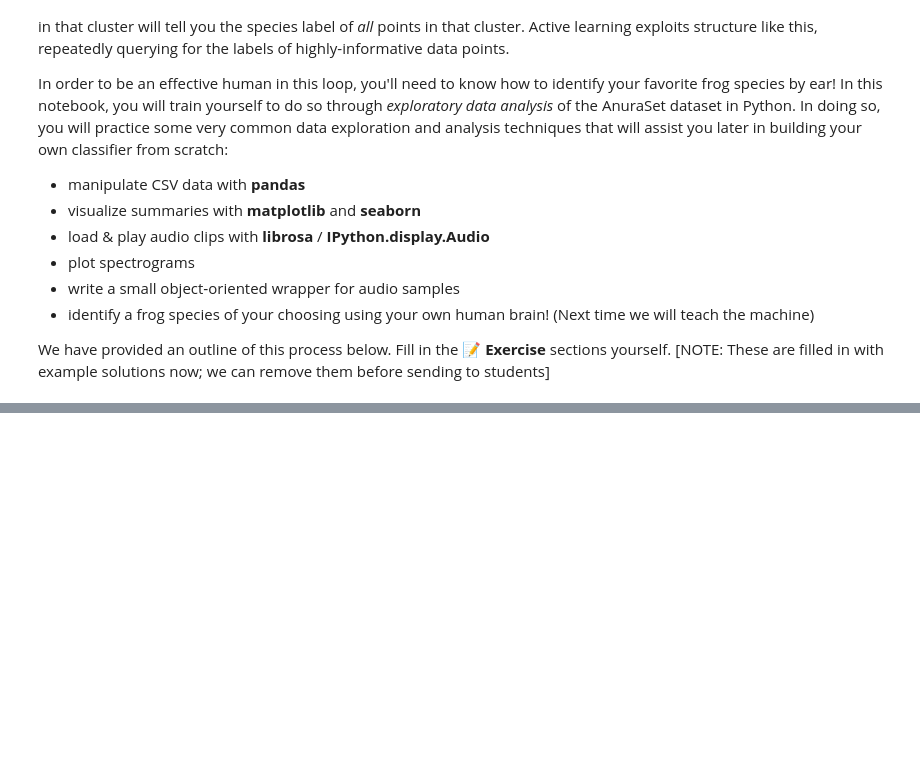
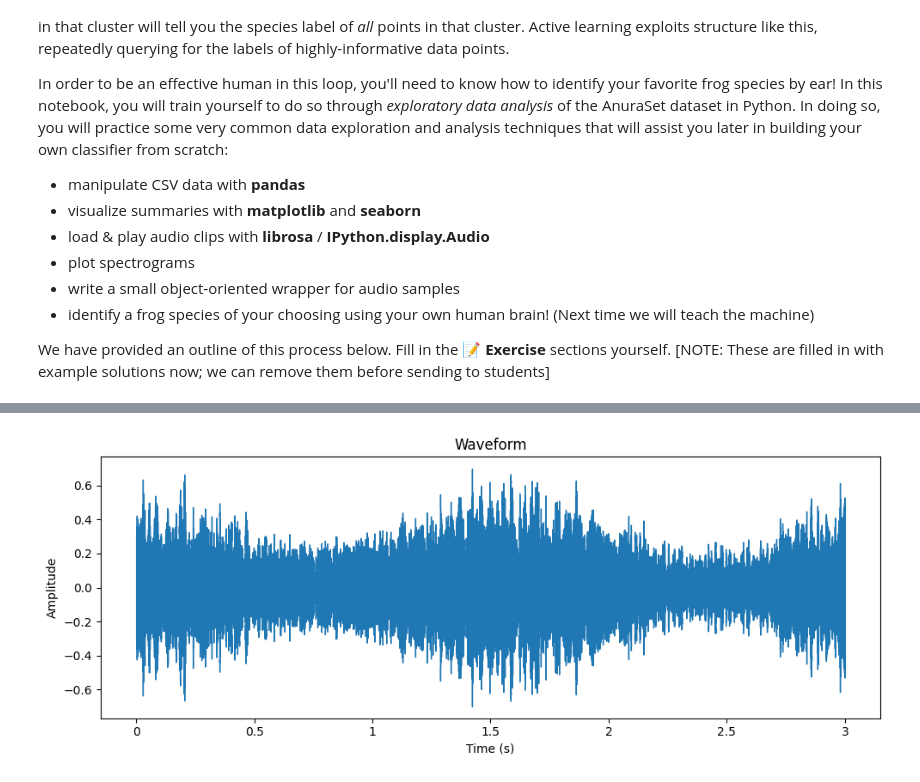
Before and after one commit to joansed/ai-upskilling-audio, a Jupyter notebook: 01_anuraset_explore.ipynb, the cells around one changed output, grey strips where cells are left out. Drawn from its saved outputs; the diff is of its cells as text; code cells hidden in the pictures; blank space fills up the shorter version.

```diff
--- a/01_anuraset_explore.ipynb
+++ b/01_anuraset_explore.ipynb
@@ -106,7 +191,7 @@ species_counts = None
 #
 # Change TARGET below.
 # ------------------------------------------------------------
-TARGET = 'SPHSUR'
+TARGET = 'PHYALB'
 assert TARGET in species_cols, f"{TARGET} not a valid column!"
 # %%
 # ------------------------------------------------------------
@@ -145,13 +243,23 @@ solo_df = None
 #    See if you can identify patterns in the clips and begin to learn how to identify your target species.
 # ------------------------------------------------------------
 def filepath_from_row(row, data_loc=str(DATA_DIR / 'audio')):
-    pass
+    fdir = row['fname'].split("_")[0]
+    fname = ("%s/%s/%s_%s_%s.wav" % (data_loc, fdir, row['fname'], row['min_t'], row['max_t']))
+    return fname
 
 def play_audio(row):
-    pass
+    # get filename
+    FNAME = filepath_from_row(row)
+    # play audio file
+    return Audio(filename=FNAME)
+
+if False:
+    display(play_audio(solo_df.iloc[0]))
+    display(play_audio(solo_df.iloc[10]))
 
 # then, do something like:
-# print("Audio from", TARGET)
-# for i in range(10):
-# random_idx = ...
-# play_audio(solo_df.iloc[random_idx])
+print("Audio from", TARGET)
+for i in range(10):
+    random_idx = random.randint(0, solo_df.shape[0]-1)
+    print("random index: %s" % random_idx)
+    display(play_audio(solo_df.iloc[random_idx]))
@@ -219,6 +371,25 @@ audio_quiz()
 #
 # 1. Select an example audio file containing your TARGET species. Play the clip using
 #    your play_audio method from above. Choose a clip where your species is clearly audible.
+
+# --- find audio file that is clear
+display(play_audio(solo_df.iloc[800]))
+
+clear_target_wav = filepath_from_row(solo_df.iloc[800])
+
 #
 # 2. Use librosa.display.waveshow to display the waveform of your audio. Use plt.xlabel
 #    and plt.ylabel to correctly label the axes.
+
+# load selected .wav file
+y, sr = librosa.load(clear_target_wav, sr=None)
+
+# plot waveform
+plt.figure(figsize=(10, 4))
+librosa.display.waveshow(y, sr=sr)
+plt.title('Waveform')
+plt.xlabel('Time (s)')
+plt.ylabel('Amplitude')
+plt.tight_layout()
+plt.show()
+# %% [output]
@@ -225,3 +397,4 @@ audio_quiz()
+[figure, added]
 # %%
 # ------------------------------------------------------------
 # Visualizing audio data: Fourier transforms
```
Also changed, not shown: parts of 17 cells of this notebook.
